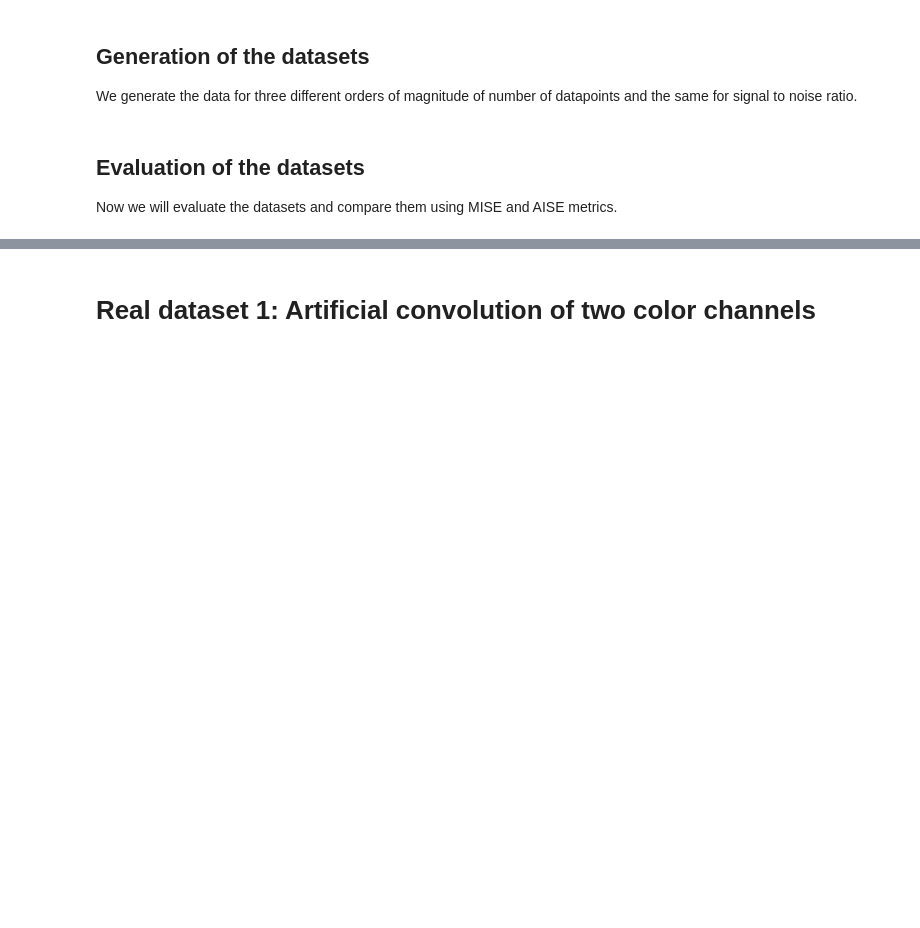
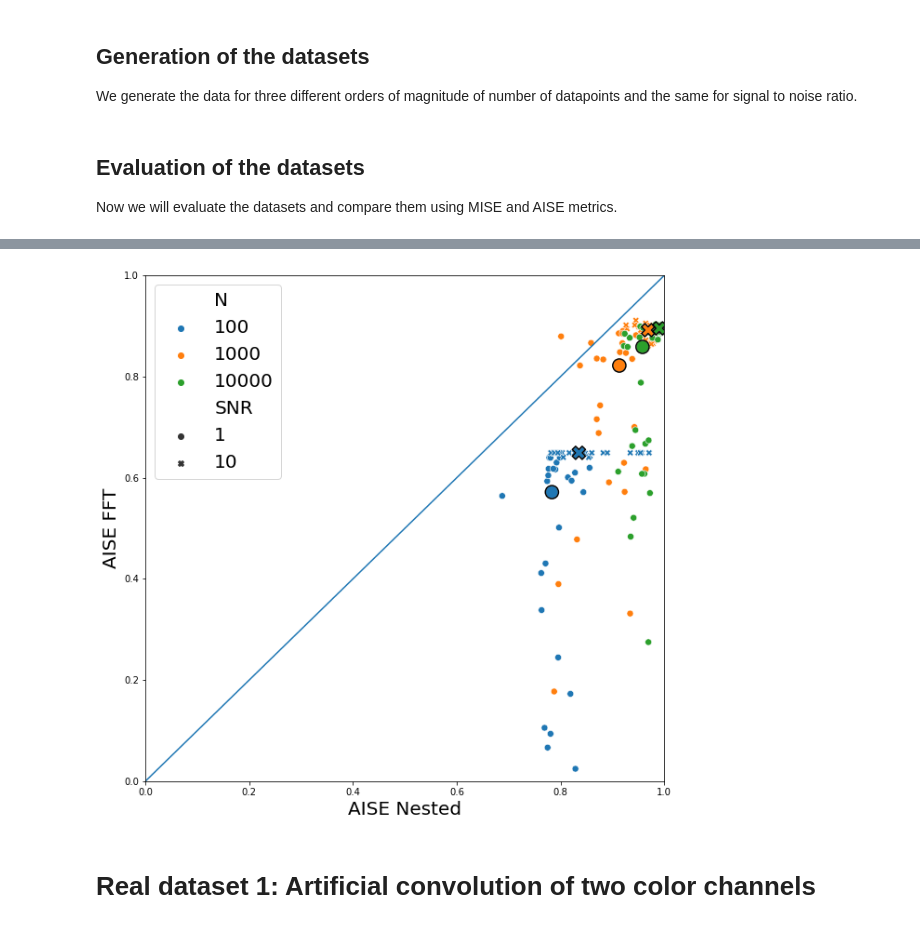
Before and after one commit to dsb-lab/gd2dist, a Jupyter notebook: examples/paper/Paper_analysis.ipynb, the cells around one changed output, grey strips where cells are left out. Cells and saved outputs as stored; diff of their text form; code cells hidden in the pictures; blank space fills up the shorter version.

```diff
--- a/examples/paper/Paper_analysis.ipynb
+++ b/examples/paper/Paper_analysis.ipynb
@@ -193,3 +207,27 @@ else:
+# %%
+fig,ax = plt.subplots(1,1,figsize=[10,10])
+
+#Plot
+sns.scatterplot(x="AISE Nested",y="AISE FFT",hue=evaluation_table.loc[:,"N"].astype(str),style="SNR",s=50,data=evaluation_table,ax=ax)
+ax.plot(np.arange(0,2,0.01),np.arange(0,2,0.01))
+ax.set_xlabel("AISE Nested",fontsize=20)
+ax.set_ylabel("AISE FFT",fontsize=20)
+ax.legend(fontsize=20)
+ax.axis([0,1,0,1])
+
+m = evaluation_table.groupby(by=["SNR","N"])
+m = m.median()
+m["N"] = [str(i[1]) for i in m.index]
+m["SNR"] = [str(i[0]) for i in m.index]
+
+sns.scatterplot(x="AISE Nested",y="AISE FFT",hue=m.loc[:,"N"],style="SNR",s=200,data=m,ax=ax,legend=[])
+for i in range(6):
+    marker = ["o","o","o","X","X","X"][i]
+    ax.scatter(m.loc[:,"AISE Nested"].values[i:i+1],m.loc[:,"AISE FFT"].values[i:i+1],s=200,linewidths=1.5,edgecolors="k",facecolors="None",marker=marker)
+
+fig.savefig("Output/Plots/Synthetic_data_method_comparison.png",bbox_inches="tight")
+# %% [output]
+[figure, added]
 # %% [markdown]
 # Real dataset 1: Artificial convolution of two color channels
 # %% [markdown]
```
Also changed, not shown: parts of 6 cells of this notebook, 4 other files.
